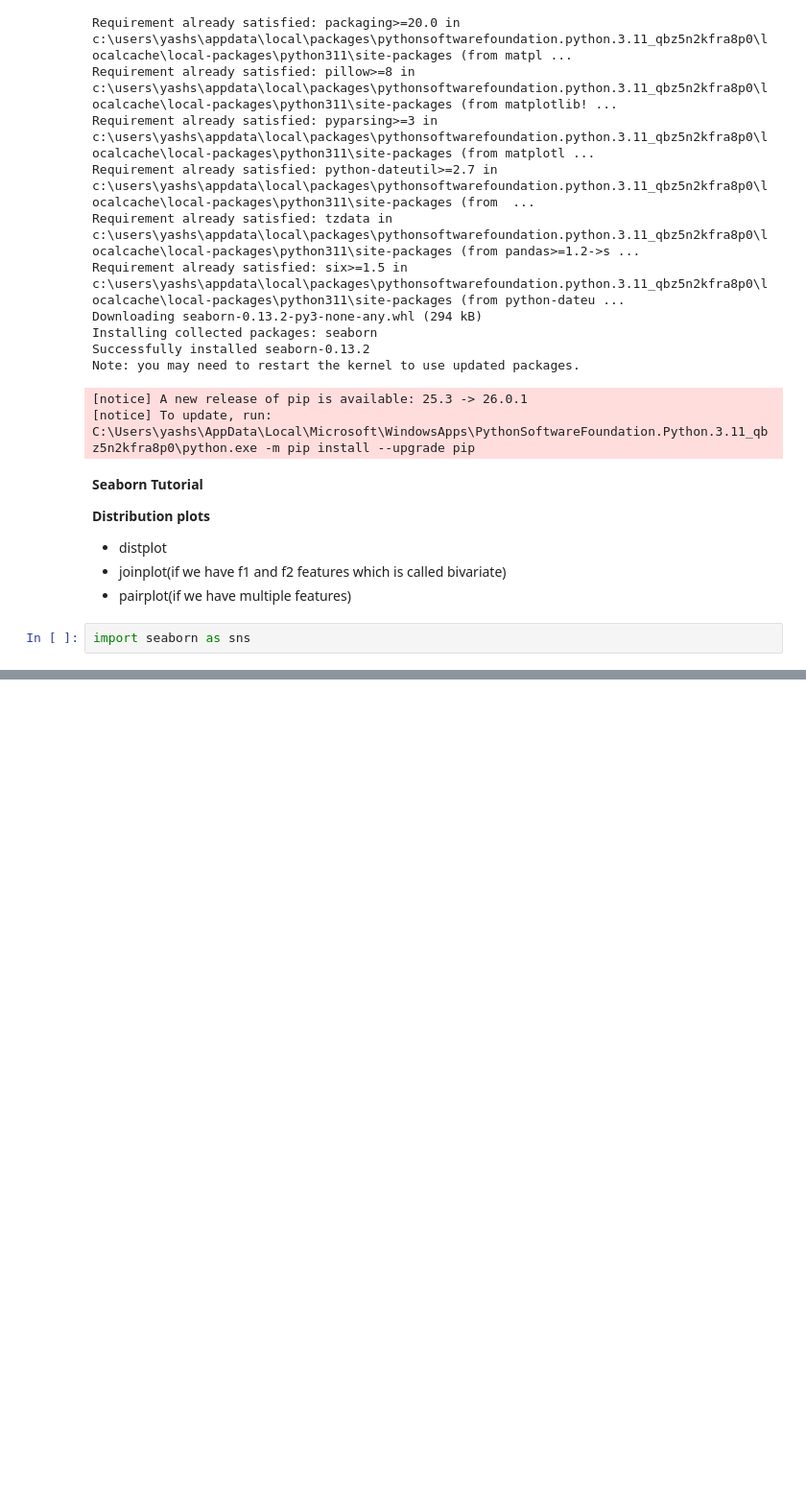
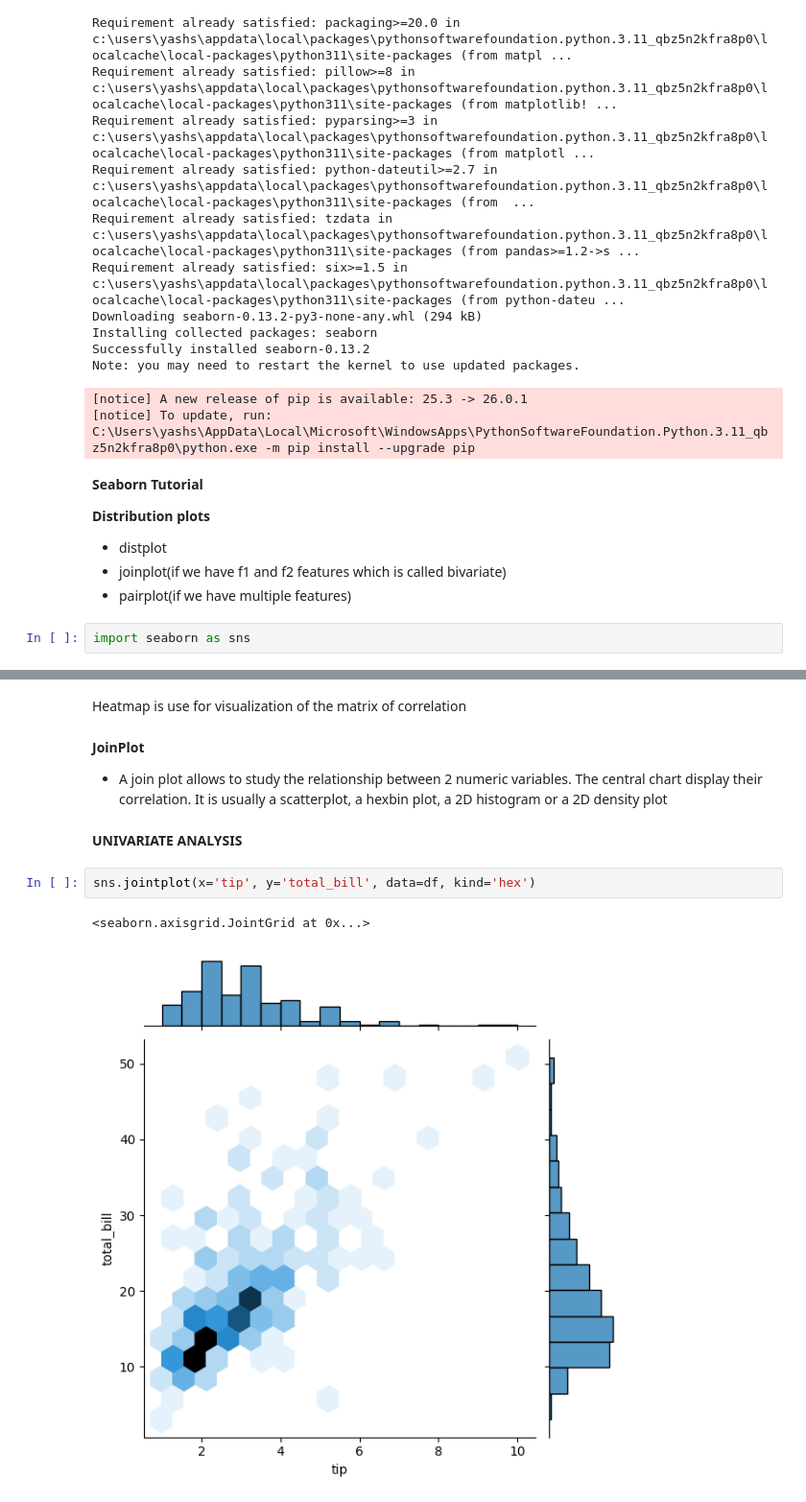
Before and after one commit to Yashx0012/AI-DS-ML, a Jupyter notebook: Seaborn.ipynb, the cells around one changed output, grey strips where cells are left out. Shown at 96% size. Cells and saved outputs as stored; diff of their text form; blank space fills up the shorter version.

```diff
--- a/Seaborn.ipynb
+++ b/Seaborn.ipynb
@@ -33,0 +72,13 @@ import seaborn as sns
+# %% [markdown]
+Heatmap is use for visualization of  the matrix of correlation
+# %% [markdown]
+**JoinPlot**
+
+- A join plot allows to study the relationship between 2 numeric variables. The central chart display their correlation. It is usually a scatterplot, a hexbin plot, a 2D histogram or a 2D density plot
+# %% [markdown]
+**UNIVARIATE ANALYSIS**
+# %%
+sns.jointplot(x='tip', y='total_bill', data=df, kind='hex')
+# %% [output]
+<seaborn.axisgrid.JointGrid at 0x...>
+[figure, added]
```
Also changed, not shown: parts of 36 cells of this notebook, 4 other files.
